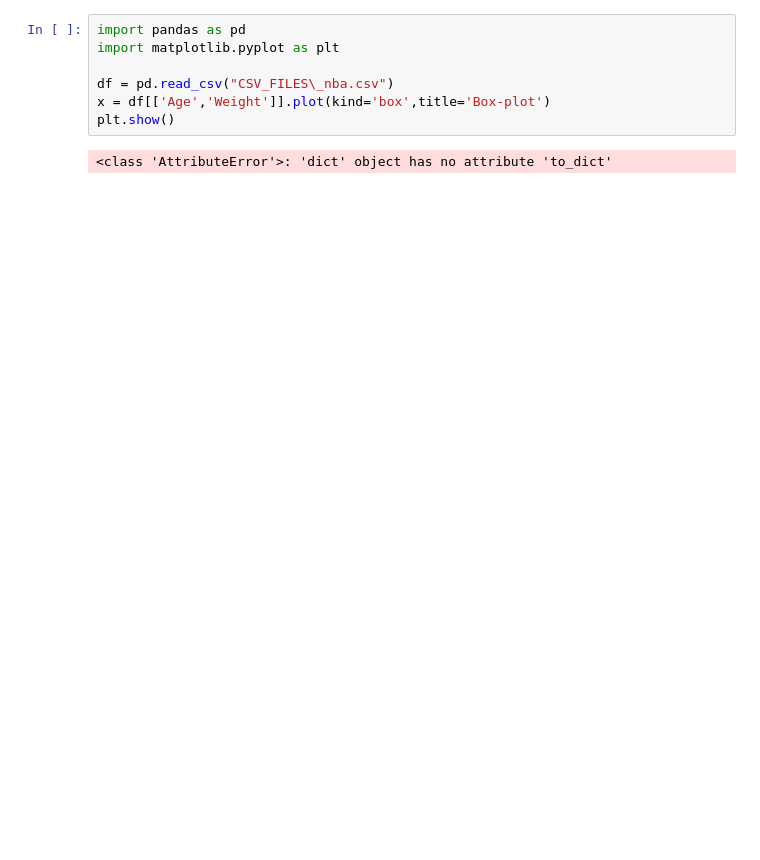
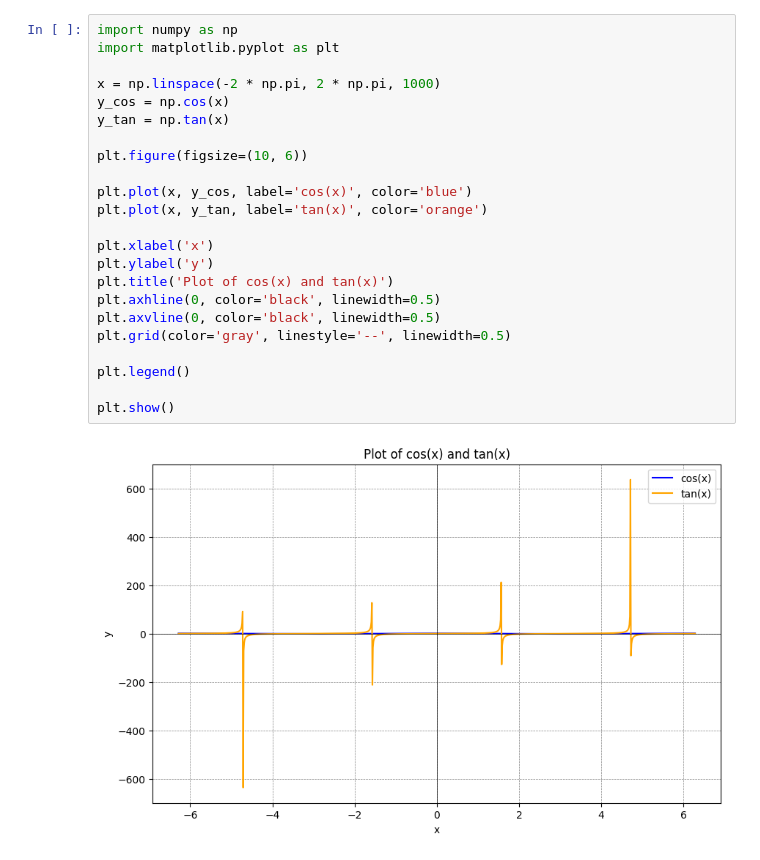
Before and after one commit to abhi-mis/AITWS-Lab, a Jupyter notebook: Matplotlib/6Mpl.ipynb, the cells around one changed output. Saved outputs shown, nothing was run; the diff lists cells and outputs as text; blank space fills up the shorter version.

```diff
--- a/Matplotlib/6Mpl.ipynb
+++ b/Matplotlib/6Mpl.ipynb
@@ -1,9 +1,25 @@
-# %%
-import pandas as pd
-import matplotlib.pyplot as plt
-
-df = pd.read_csv("CSV_FILES\_nba.csv")
-x = df[['Age','Weight']].plot(kind='box',title='Box-plot')
-plt.show()
-# %% [output]
-<class 'AttributeError'>: 'dict' object has no attribute 'to_dict'
+# %%
+import numpy as np
+import matplotlib.pyplot as plt
+
+x = np.linspace(-2 * np.pi, 2 * np.pi, 1000)
+y_cos = np.cos(x)
+y_tan = np.tan(x)
+
+plt.figure(figsize=(10, 6))
+
+plt.plot(x, y_cos, label='cos(x)', color='blue')
+plt.plot(x, y_tan, label='tan(x)', color='orange')
+
+plt.xlabel('x')
+plt.ylabel('y')
+plt.title('Plot of cos(x) and tan(x)')
+plt.axhline(0, color='black', linewidth=0.5)
+plt.axvline(0, color='black', linewidth=0.5)
+plt.grid(color='gray', linestyle='--', linewidth=0.5)
+
+plt.legend()
+
+plt.show()
+# %% [output]
+[figure, added]
```
Also changed, not shown: 39 other files.
